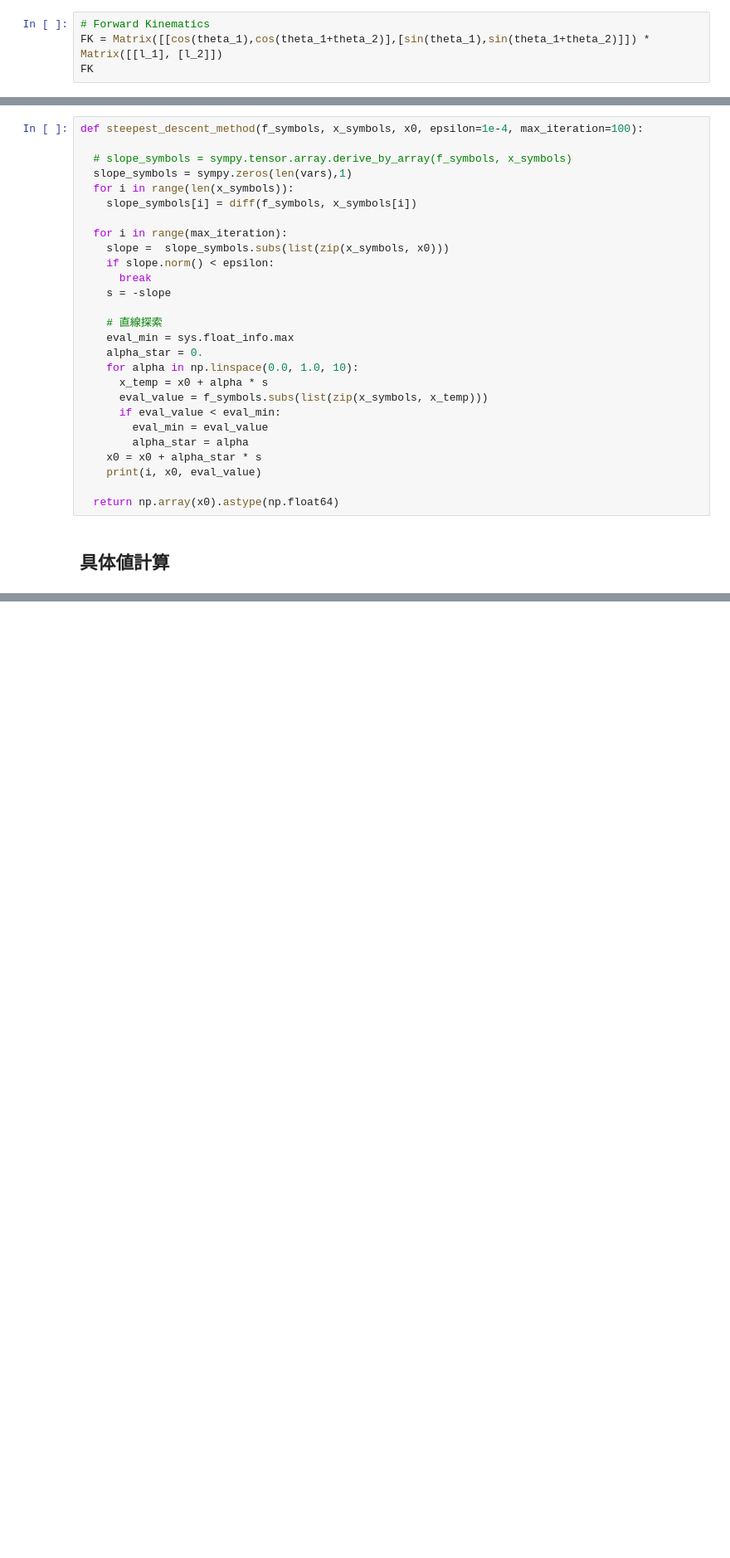
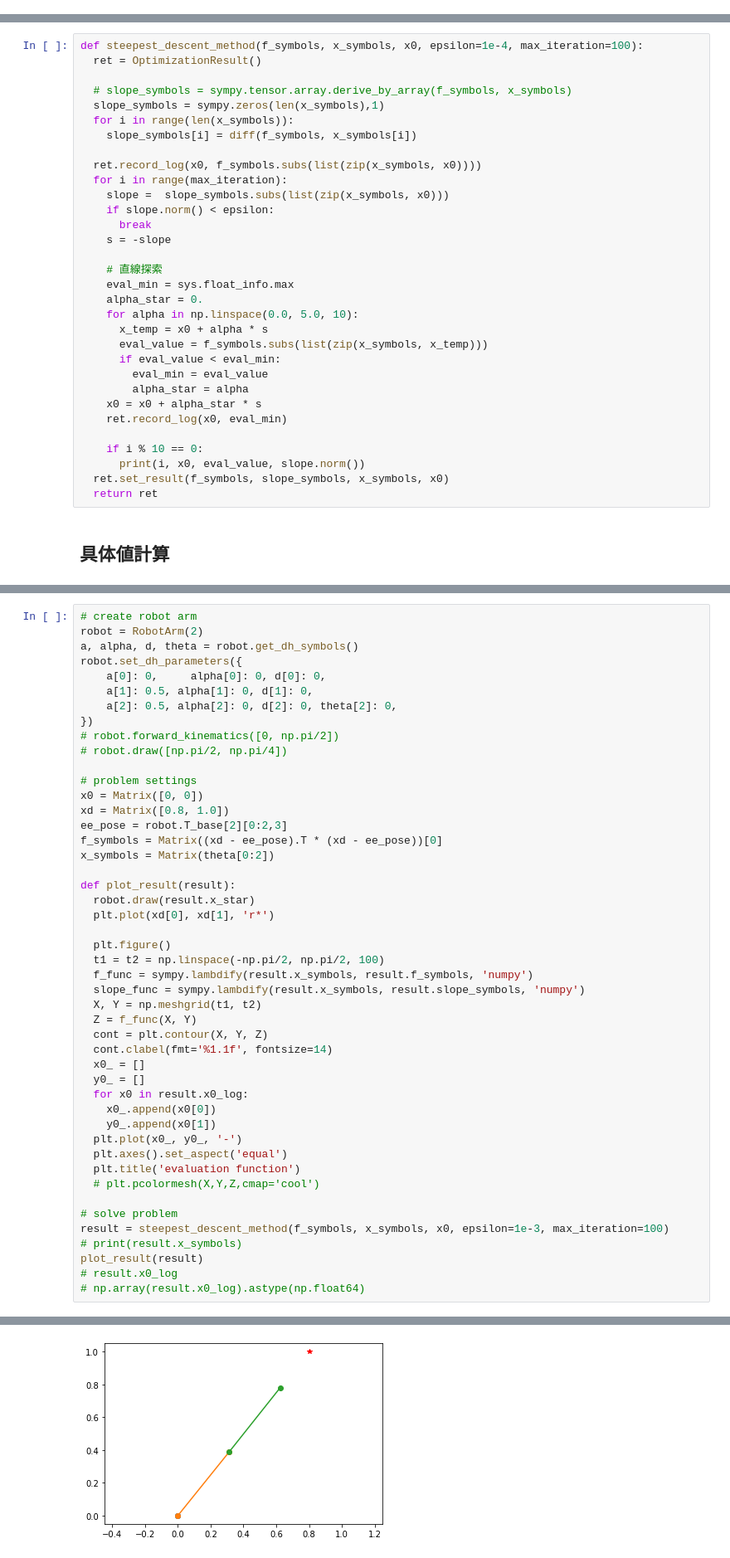
Before and after one commit to TakashiSato/colaboratory, a Jupyter notebook: NonLinearOptimalControl/Algorithm2.1_SteepestDescentMethod_2link_IK.ipynb, the cells around one changed output, grey strips where cells are left out. Shown at 83% size. Drawn from its saved outputs; the diff is of its cells as text; blank space fills up the shorter version.

```diff
--- a/NonLinearOptimalControl/Algorithm2.1_SteepestDescentMethod_2link_IK.ipynb
+++ b/NonLinearOptimalControl/Algorithm2.1_SteepestDescentMethod_2link_IK.ipynb
@@ -28,4 +23,0 @@ $$\left [ \theta_{1}, \quad \theta_{2}, \quad l_{1}, \quad l_{2}, \quad x, \quad
-# %%
-# Forward Kinematics
-FK = Matrix([[cos(theta_1),cos(theta_1+theta_2)],[sin(theta_1),sin(theta_1+theta_2)]]) * Matrix([[l_1], [l_2]])
-FK
@@ -116,11 +224,13 @@ def steepest_descent_method(xd, yd, link1_length, link2_length, init_theta_1, in
 # %%
 def steepest_descent_method(f_symbols, x_symbols, x0, epsilon=1e-4, max_iteration=100):
+  ret = OptimizationResult()
 
   # slope_symbols = sympy.tensor.array.derive_by_array(f_symbols, x_symbols)
-  slope_symbols = sympy.zeros(len(vars),1)
+  slope_symbols = sympy.zeros(len(x_symbols),1)
   for i in range(len(x_symbols)):
     slope_symbols[i] = diff(f_symbols, x_symbols[i])
 
+  ret.record_log(x0, f_symbols.subs(list(zip(x_symbols, x0))))
   for i in range(max_iteration):
     slope =  slope_symbols.subs(list(zip(x_symbols, x0)))
     if slope.norm() < epsilon:
@@ -130,15 +240,18 @@ def steepest_descent_method(f_symbols, x_symbols, x0, epsilon=1e-4, max_iteratio
     # 直線探索
     eval_min = sys.float_info.max
     alpha_star = 0.
-    for alpha in np.linspace(0.0, 1.0, 10):
+    for alpha in np.linspace(0.0, 5.0, 10):
       x_temp = x0 + alpha * s
       eval_value = f_symbols.subs(list(zip(x_symbols, x_temp)))
       if eval_value < eval_min:
         eval_min = eval_value
         alpha_star = alpha
     x0 = x0 + alpha_star * s
-    print(i, x0, eval_value)
+    ret.record_log(x0, eval_min)
 
-  return np.array(x0).astype(np.float64)
+    if i % 10 == 0:
+      print(i, x0, eval_value, slope.norm())
+  ret.set_result(f_symbols, slope_symbols, x_symbols, x0)
+  return ret
 # %% [markdown]
 ## 具体値計算
@@ -194,0 +258,48 @@ plot_result(theta_star)
+# %%
+# create robot arm
+robot = RobotArm(2)
+a, alpha, d, theta = robot.get_dh_symbols()
+robot.set_dh_parameters({
+    a[0]: 0,     alpha[0]: 0, d[0]: 0,
+    a[1]: 0.5, alpha[1]: 0, d[1]: 0,
+    a[2]: 0.5, alpha[2]: 0, d[2]: 0, theta[2]: 0,
+})
+# robot.forward_kinematics([0, np.pi/2])
+# robot.draw([np.pi/2, np.pi/4])
+
+# problem settings
+x0 = Matrix([0, 0])
+xd = Matrix([0.8, 1.0])
+ee_pose = robot.T_base[2][0:2,3]
+f_symbols = Matrix((xd - ee_pose).T * (xd - ee_pose))[0]
+x_symbols = Matrix(theta[0:2])
+
+def plot_result(result):
+  robot.draw(result.x_star)
+  plt.plot(xd[0], xd[1], 'r*')
+
+  plt.figure()
+  t1 = t2 = np.linspace(-np.pi/2, np.pi/2, 100)
+  f_func = sympy.lambdify(result.x_symbols, result.f_symbols, 'numpy')
+  slope_func = sympy.lambdify(result.x_symbols, result.slope_symbols, 'numpy')
+  X, Y = np.meshgrid(t1, t2)
+  Z = f_func(X, Y)
+  cont = plt.contour(X, Y, Z)
+  cont.clabel(fmt='%1.1f', fontsize=14)
+  x0_ = []
+  y0_ = []
+  for x0 in result.x0_log:
+    x0_.append(x0[0])
+    y0_.append(x0[1])
+  plt.plot(x0_, y0_, '-')
+  plt.axes().set_aspect('equal')
+  plt.title('evaluation function')
+  # plt.pcolormesh(X,Y,Z,cmap='cool')
+
+# solve problem
+result = steepest_descent_method(f_symbols, x_symbols, x0, epsilon=1e-3, max_iteration=100)
+# print(result.x_symbols)
+plot_result(result)
+# result.x0_log
+# np.array(result.x0_log).astype(np.float64)
+# %% [output]
@@ -194,0 +312 @@ plot_result(theta_star)
+[figure, added]
```
Also changed, not shown: parts of 9 cells of this notebook.
